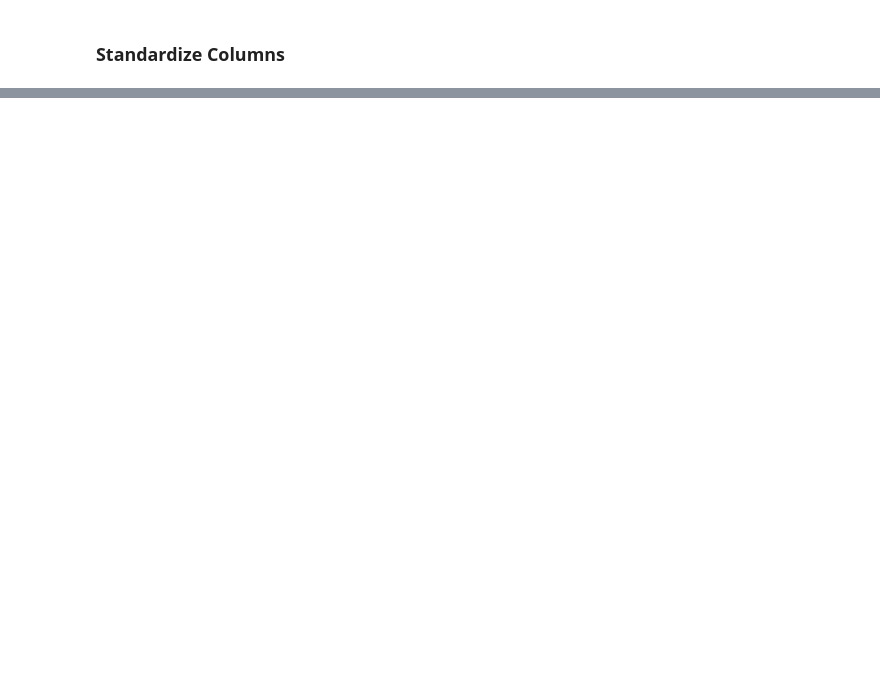
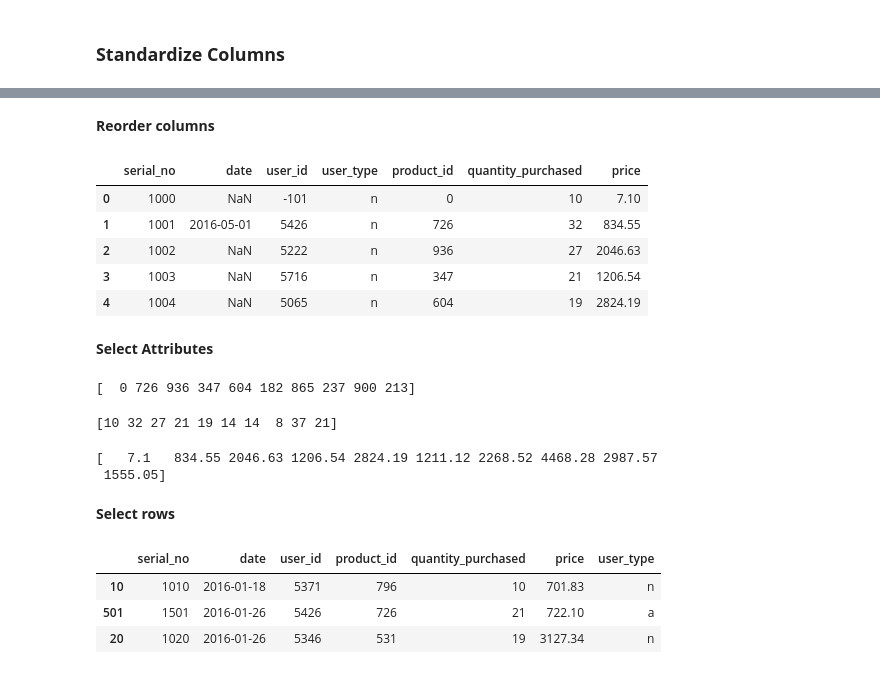
Before and after one commit to cleysonl/ML_Bootcamp_CLL, a Jupyter notebook: Data_Processing_and_Analysis.ipynb, the cells around one changed output, grey strips where cells are left out. Drawn from its saved outputs; the diff is of its cells as text; code cells hidden in the pictures; blank space fills up the shorter version.

```diff
--- a/Data_Processing_and_Analysis.ipynb
+++ b/Data_Processing_and_Analysis.ipynb
@@ -185,0 +218,40 @@ max    1999.000000  5999.000000  1095.000000            41.00000  9500.200000
+# %% [markdown]
+**Reorder columns**
+# %%
+display(df[['serial_no','date','user_id','user_type',
+              'product_id','quantity_purchased','price']].head())
+# %% [output]
+|  | serial_no | date | user_id | user_type | product_id | quantity_purchased | price |
+| 0 | 1000 | NaN | -101 | n | 0 | 10 | 7.10 |
+| 1 | 1001 | 2016-05-01 | 5426 | n | 726 | 32 | 834.55 |
+| 2 | 1002 | NaN | 5222 | n | 936 | 27 | 2046.63 |
+| 3 | 1003 | NaN | 5716 | n | 347 | 21 | 1206.54 |
+| 4 | 1004 | NaN | 5065 | n | 604 | 19 | 2824.19 |
+# %% [markdown]
+**Select Attributes**
+# %%
+# Using column index print 10 values from column at index 3
+print(df.iloc[:,3].values[0:10])
+# %% [output]
+[  0 726 936 347 604 182 865 237 900 213]
+# %%
+# Using column name print 10 values of quantity_purchased
+print(df.quantity_purchased.values[0:10])
+# %% [output]
+[10 32 27 21 19 14 14  8 37 21]
+# %%
+# Using datatype, print 10 values of columns with data type float
+print(df.select_dtypes(include=['float64']).values[:10,0])
+# %% [output]
+[   7.1   834.55 2046.63 1206.54 2824.19 1211.12 2268.52 4468.28 2987.57
+ 1555.05]
+# %% [markdown]
+**Select rows**
+# %%
+# using row index
+display(df.iloc[[10,501,20]])
+# %% [output]
+|  | serial_no | date | user_id | product_id | quantity_purchased | price | user_type |
+| 10 | 1010 | 2016-01-18 | 5371 | 796 | 10 | 701.83 | n |
+| 501 | 1501 | 2016-01-26 | 5426 | 726 | 21 | 722.10 | a |
+| 20 | 1020 | 2016-01-26 | 5346 | 531 | 19 | 3127.34 | n |
```
Also changed, not shown: parts of 21 cells of this notebook.
